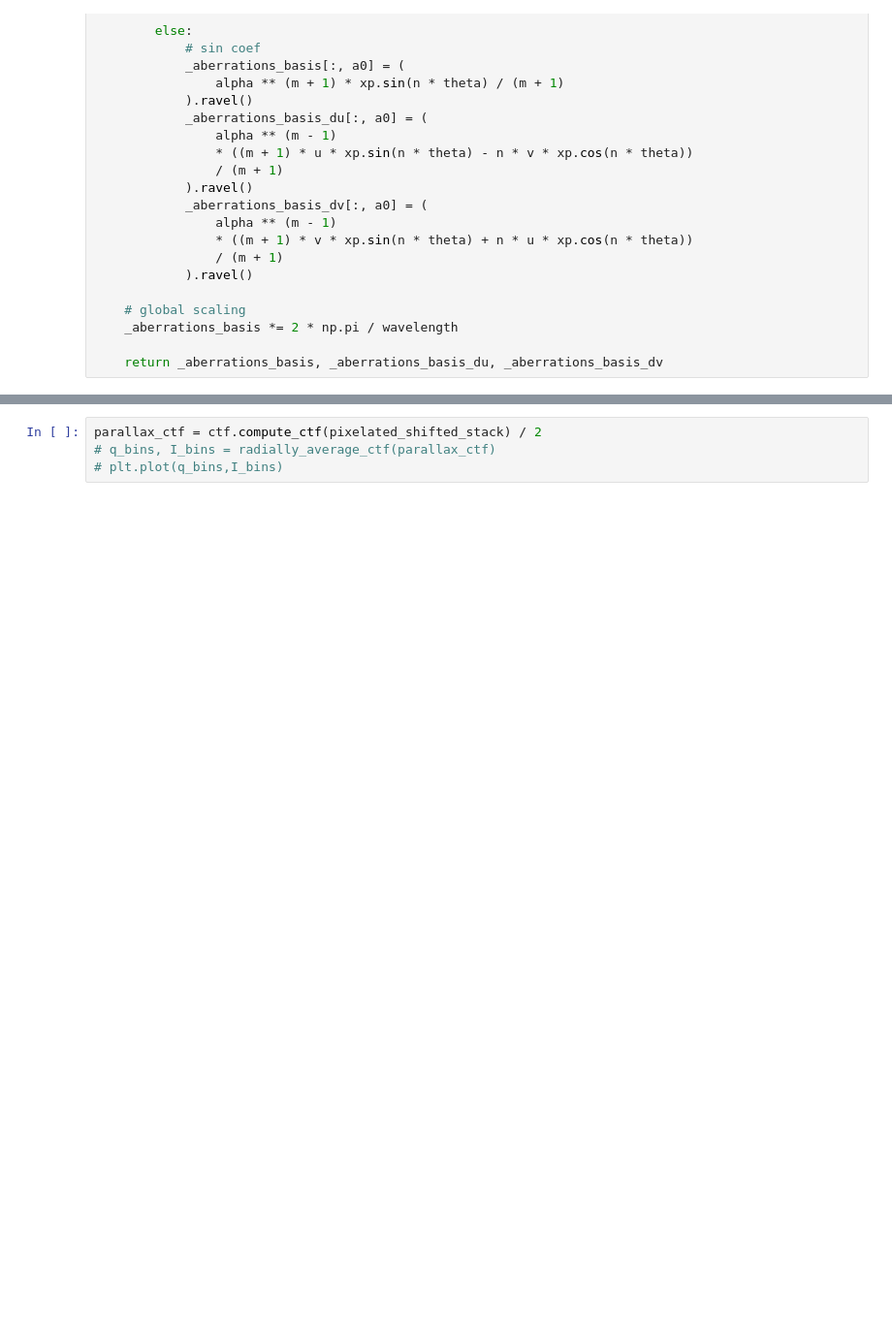
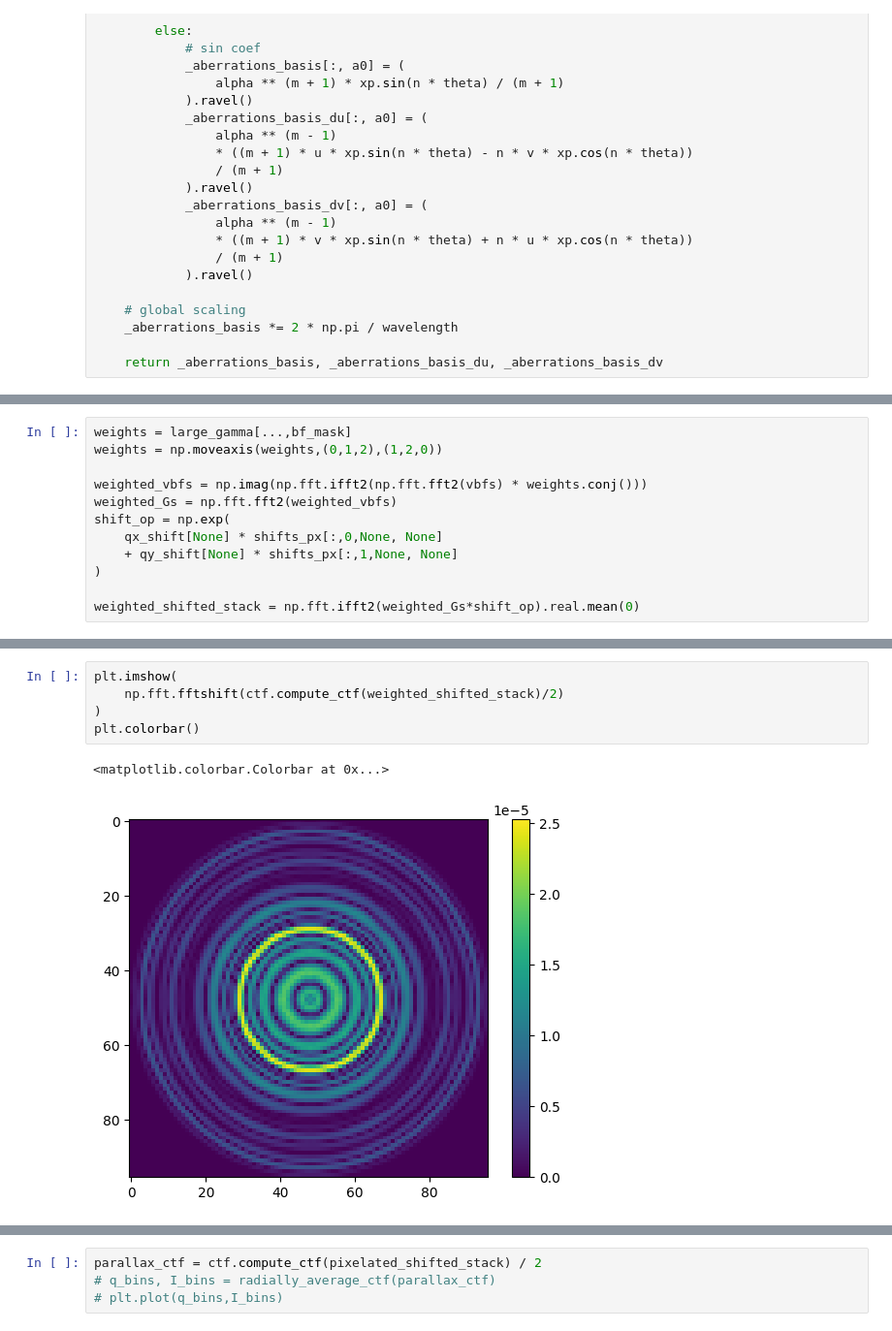
Before and after one commit to msa-em/stem-transfer-of-information, a Jupyter notebook: notebooks/icom-ssnr.ipynb, the cells around one changed output, grey strips where cells are left out. Shown at 97% size. Drawn from its saved outputs; the diff is of its cells as text; blank space fills up the shorter version.

Commit message:
updates to weighted parallax

```diff
--- a/notebooks/icom-ssnr.ipynb
+++ b/notebooks/icom-ssnr.ipynb
@@ -238,0 +262,12 @@ pixelated_shifted_stack = np.fft.ifft2(Gs*shift_op).real.mean(0)
+# %%
+weights = large_gamma[...,bf_mask]
+weights = np.moveaxis(weights,(0,1,2),(1,2,0))
+
+weighted_vbfs = np.imag(np.fft.ifft2(np.fft.fft2(vbfs) * weights.conj()))
+weighted_Gs = np.fft.fft2(weighted_vbfs)
+shift_op = np.exp(
+    qx_shift[None] * shifts_px[:,0,None, None]
+    + qy_shift[None] * shifts_px[:,1,None, None]
+)
+
+weighted_shifted_stack = np.fft.ifft2(weighted_Gs*shift_op).real.mean(0)
@@ -238,0 +282,8 @@ pixelated_shifted_stack = np.fft.ifft2(Gs*shift_op).real.mean(0)
+# %%
+plt.imshow(
+    np.fft.fftshift(ctf.compute_ctf(weighted_shifted_stack)/2)
+)
+plt.colorbar()
+# %% [output]
+<matplotlib.colorbar.Colorbar at 0x...>
+[figure, added]
```
Also changed, not shown: parts of 17 cells of this notebook.
